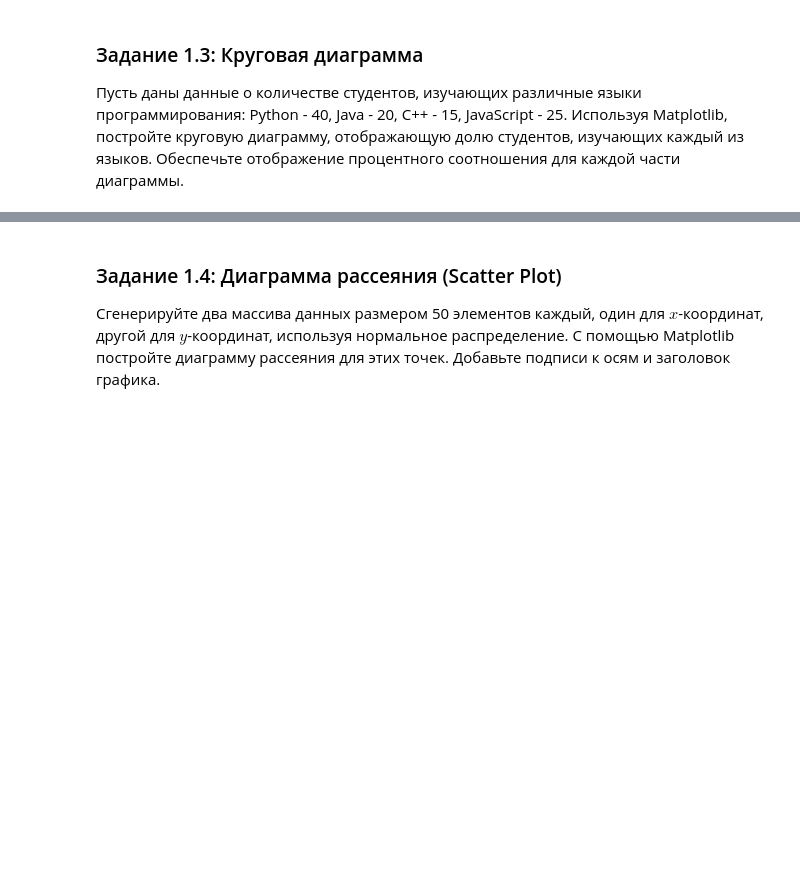
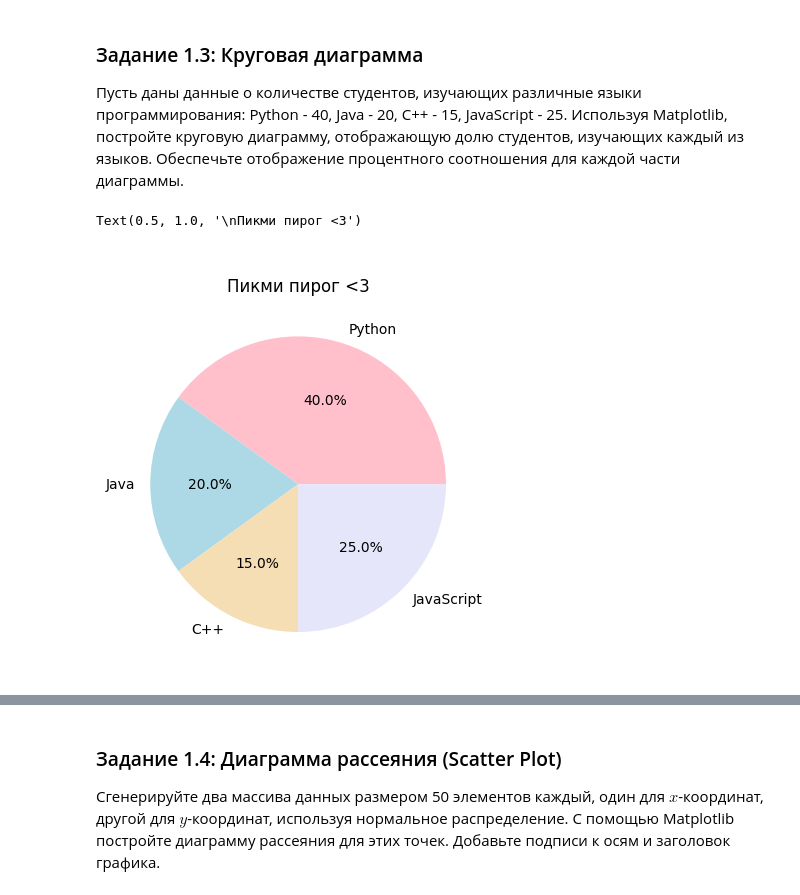
Before and after one commit to nakitava/bp, a Jupyter notebook: 3. Библиотеки Matplotlib, Plotly/Практическая_работа_№3_Matplotlib_Plotly.ipynb, the cells around one changed output, grey strips where cells are left out. Drawn from its saved outputs; the diff is of its cells as text; code cells hidden in the pictures; blank space fills up the shorter version.

```diff
--- a/3. Библиотеки Matplotlib, Plotly/Практическая_работа_№3_Matplotlib_Plotly.ipynb
+++ b/3. Библиотеки Matplotlib, Plotly/Практическая_работа_№3_Matplotlib_Plotly.ipynb
@@ -53,3 +61,12 @@ Text(0.5, 1.0, '\nПикми график синуса и косинуса\n')
+# %%
+langs = ['Python', 'Java', 'C++', 'JavaScript']
+numbs = [40, 20, 15, 25]
+
+plt.pie(numbs, labels = langs, colors = ['pink', 'lightblue', 'wheat', 'lavender'], autopct = '%1.1f%%')
+plt.title('\nПикми пирог <3')
+# %% [output]
+Text(0.5, 1.0, '\nПикми пирог <3')
+[figure, added]
 # %% [markdown]
 ![image.png](embedded-picture-1)
 # %% [markdown]
```
Also changed, not shown: parts of 3 cells of this notebook.
